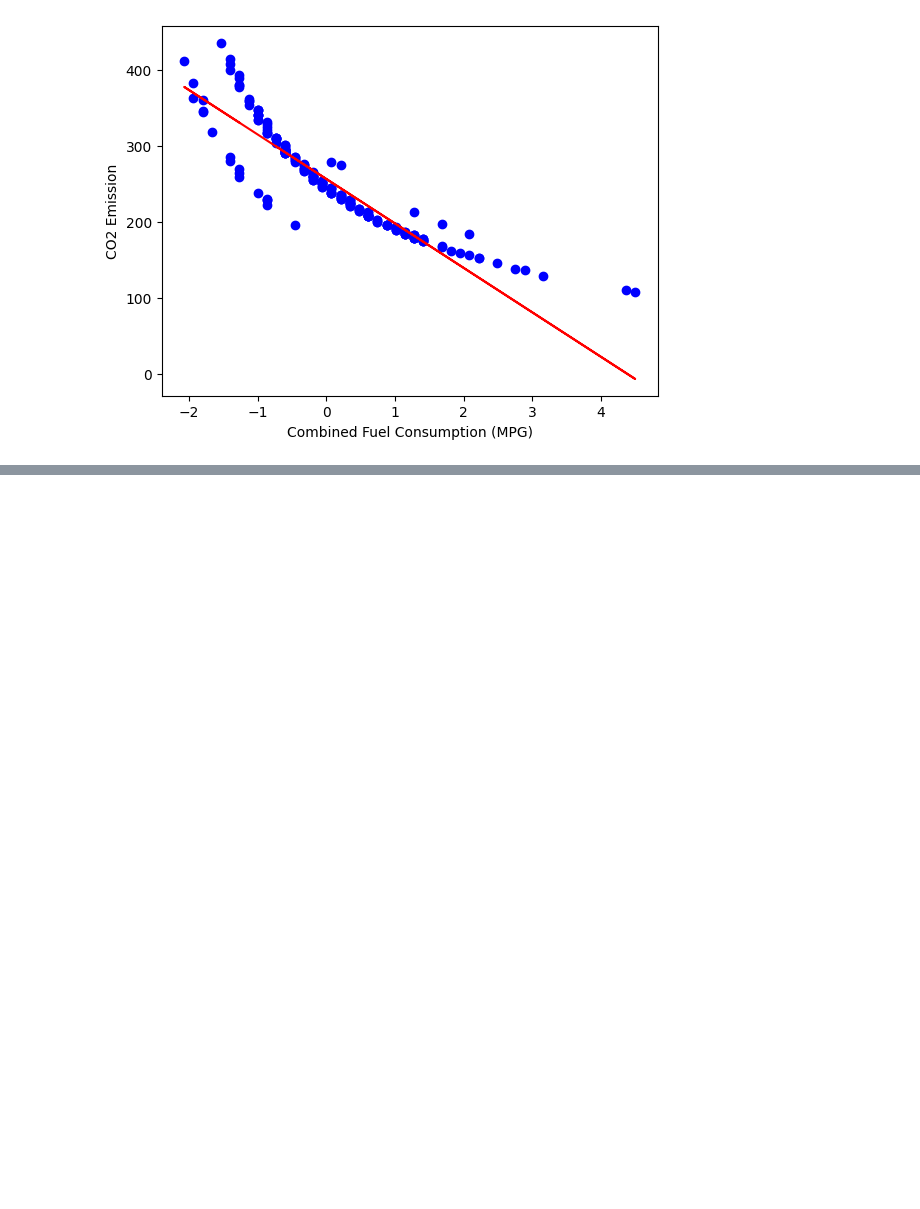
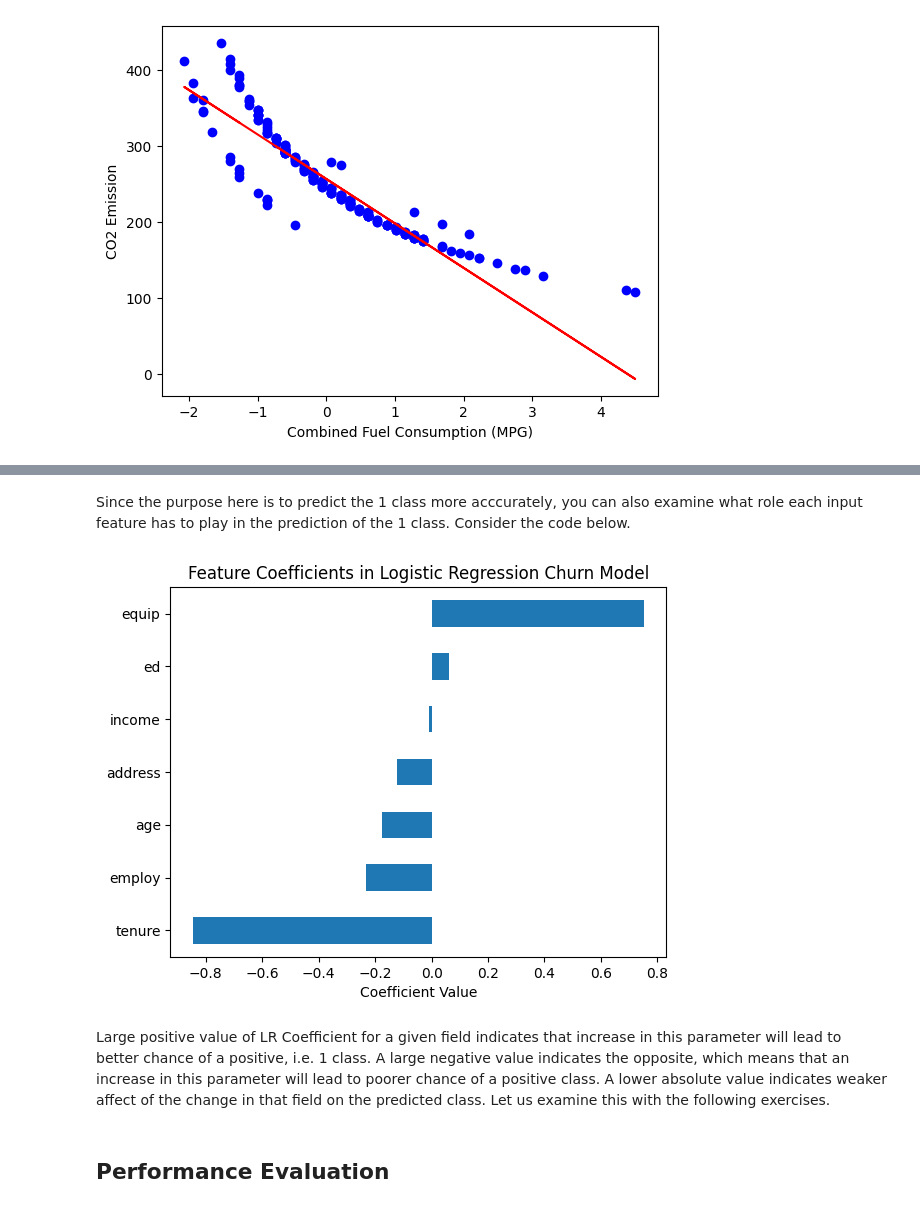
Before and after one commit to omarfaruqe/Machine_Learning, a Jupyter notebook: Regression.ipynb, the cells around one changed output, grey strips where cells are left out. Drawn from its saved outputs; the diff is of its cells as text; code cells hidden in the pictures; blank space fills up the shorter version.

Commit message:
Logistic Regression

```diff
--- a/Regression.ipynb
+++ b/Regression.ipynb
@@ -429,0 +520,3 @@ Text(0, 0.5, 'CO2 Emission')
+# %%
+y = np.asarray(churn_df['churn'])
+y[0:5] #print the first 5 values
@@ -429,0 +527,3 @@ Text(0, 0.5, 'CO2 Emission')
+# %%
+X_norm = StandardScaler().fit(X).transform(X)
+X_norm[0:5]
@@ -429,0 +545,2 @@ Text(0, 0.5, 'CO2 Emission')
+# %%
+X_train, X_test, y_train, y_test = train_test_split( X_norm, y, test_size=0.2, random_state=4)
@@ -429,0 +551,2 @@ Text(0, 0.5, 'CO2 Emission')
+# %%
+LR = LogisticRegression().fit(X_train,y_train)
@@ -429,0 +576,14 @@ Text(0, 0.5, 'CO2 Emission')
+# %% [markdown]
+Since the purpose here is to predict the 1 class more acccurately, you can also examine what role each input feature has to play in the prediction of the 1 class. Consider the code below.
+# %%
+coefficients = pd.Series(LR.coef_[0], index=churn_df.columns[:-1])
+coefficients.sort_values().plot(kind='barh')
+plt.title("Feature Coefficients in Logistic Regression Churn Model")
+plt.xlabel("Coefficient Value")
+plt.show()
+# %% [output]
+[figure, added]
+# %% [markdown]
+Large positive value of LR Coefficient for a given field indicates that increase in this parameter will lead to better chance of a positive, i.e. 1 class. A large negative value indicates the opposite, which means that an increase in this parameter will lead to poorer chance of a positive class. A lower absolute value indicates weaker affect of the change in that field on the predicted class. Let us examine this with the following exercises.
+# %% [markdown]
+## Performance Evaluation
```
Also changed, not shown: parts of 24 cells of this notebook.
